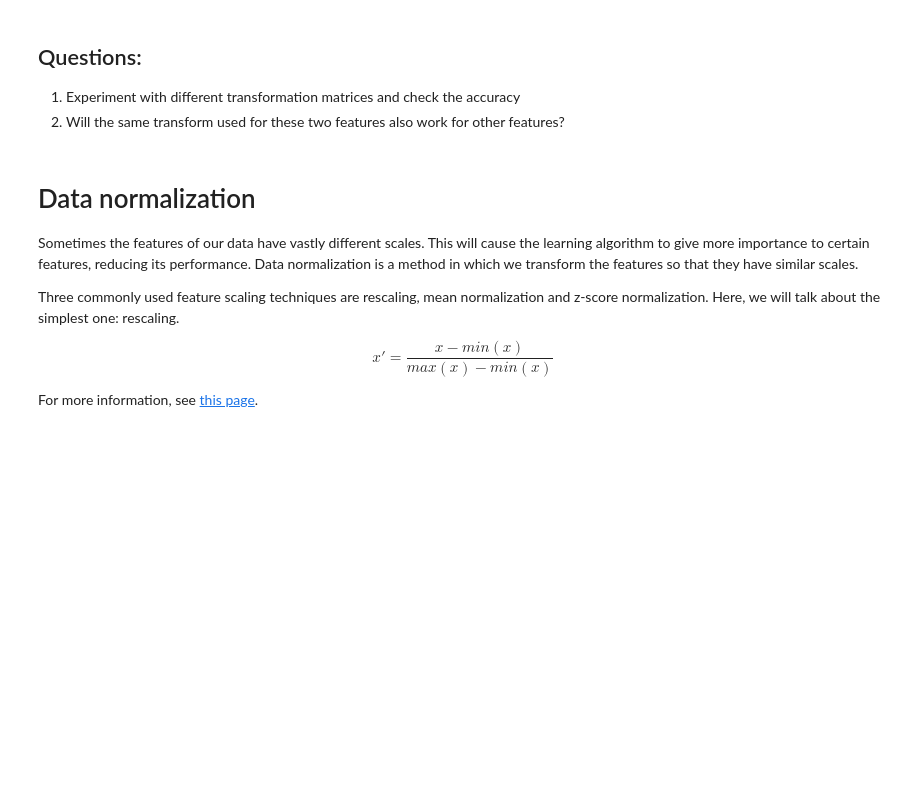
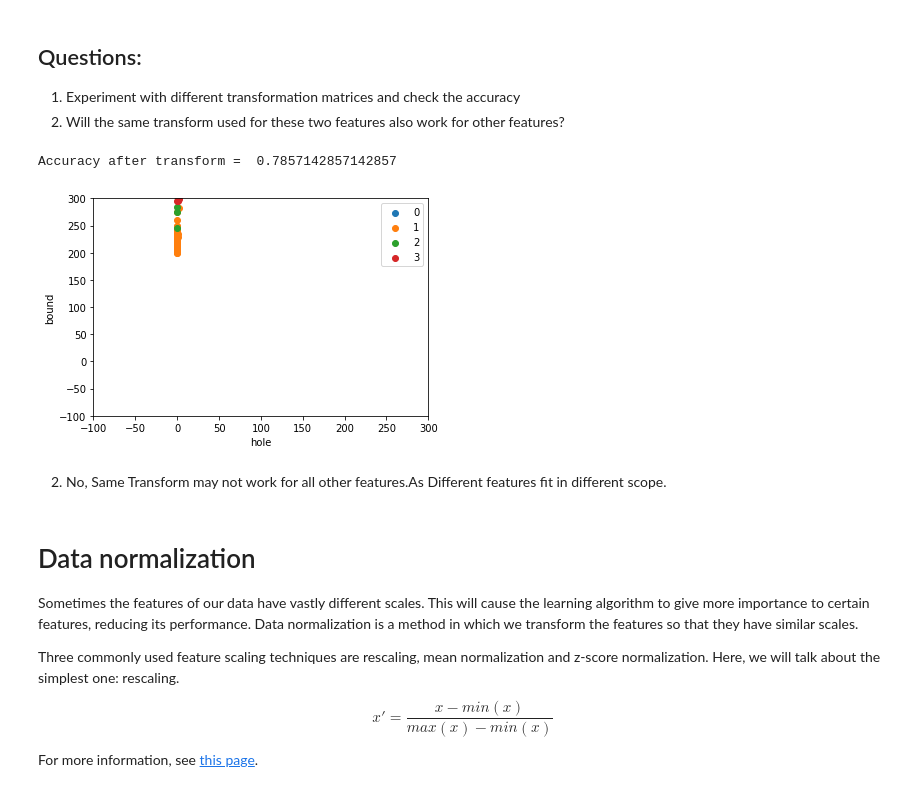
Before and after one commit to Lakshman142/FMML_Assignments, a Jupyter notebook: Lab4_LinearAlgebra.ipynb, the cells around one changed output. Cells and saved outputs as stored; diff of their text form; code cells hidden in the pictures; blank space fills up the shorter version.

```diff
--- a/Lab4_LinearAlgebra.ipynb
+++ b/Lab4_LinearAlgebra.ipynb
@@ -482,6 +492,24 @@ Accuracy after transform =  0.8095238095238095
 ## Questions:
 1. Experiment with different transformation matrices and check the accuracy
 2. Will the same transform used for these two features also work for other features?
+# %%
+transform = np.array([[0.5,-0.5],[0,5]])
+
+train_feats_t = np.matmul(train_feats, transform)
+test_feats_t = np.matmul(test_feats, transform)  # whatever transform we are applying to the training set should be applied to the test set also
+
+fig, ax = plotData(train_feats_t, train_y)
+ax.set_xlim(xlim)
+ax.set_ylim(ylim)
+
+test_pred = NN(train_feats_t, train_y, test_feats_t)
+acc = Accuracy(test_y, test_pred)
+print('Accuracy after transform = ', acc)
+# %% [output]
+Accuracy after transform =  0.7857142857142857
+[figure, added]
+# %% [markdown]
+2. No, Same Transform may not work for all other features.As Different features fit in different scope.
 # %% [markdown]
 # Data normalization
 
```
Also changed, not shown: parts of 6 cells of this notebook.
